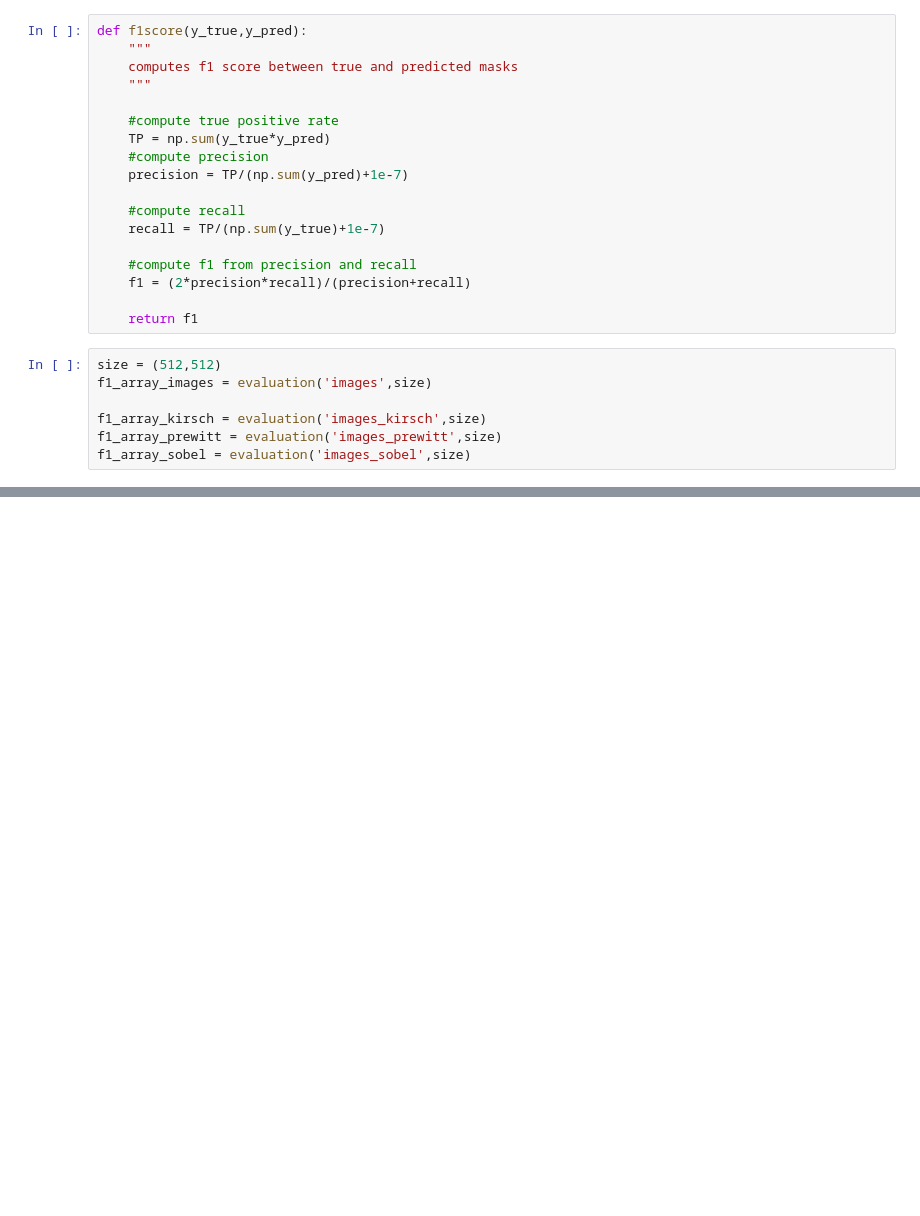
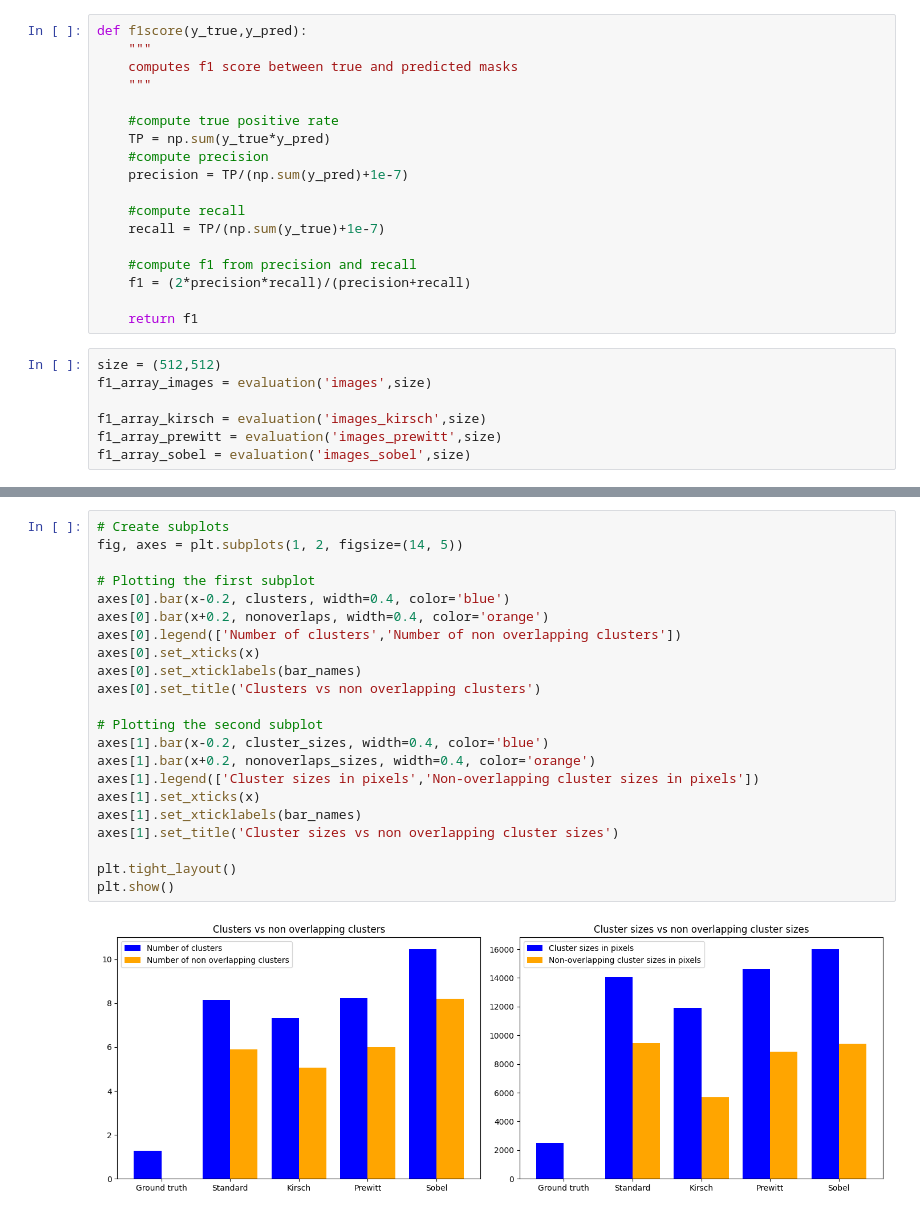
Before and after one commit to PaulZaha/CoronaryArteryDisease_v2, a Jupyter notebook: Models/Evaluation.ipynb, the cells around one changed output, grey strips where cells are left out. Drawn from its saved outputs; the diff is of its cells as text; blank space fills up the shorter version.

```diff
--- a/Models/Evaluation.ipynb
+++ b/Models/Evaluation.ipynb
@@ -264,0 +186,24 @@ print(f1_array_sobel[max_sobel[:30]])
+# %%
+# Create subplots
+fig, axes = plt.subplots(1, 2, figsize=(14, 5))
+
+# Plotting the first subplot
+axes[0].bar(x-0.2, clusters, width=0.4, color='blue')
+axes[0].bar(x+0.2, nonoverlaps, width=0.4, color='orange')
+axes[0].legend(['Number of clusters','Number of non overlapping clusters'])
+axes[0].set_xticks(x)
+axes[0].set_xticklabels(bar_names)
+axes[0].set_title('Clusters vs non overlapping clusters')
+
+# Plotting the second subplot
+axes[1].bar(x-0.2, cluster_sizes, width=0.4, color='blue')
+axes[1].bar(x+0.2, nonoverlaps_sizes, width=0.4, color='orange')
+axes[1].legend(['Cluster sizes in pixels','Non-overlapping cluster sizes in pixels'])
+axes[1].set_xticks(x)
+axes[1].set_xticklabels(bar_names)
+axes[1].set_title('Cluster sizes vs non overlapping cluster sizes')
+
+plt.tight_layout()
+plt.show()
+# %% [output]
+[figure, added]
```
Also changed, not shown: parts of 20 cells of this notebook, 8 other files.
